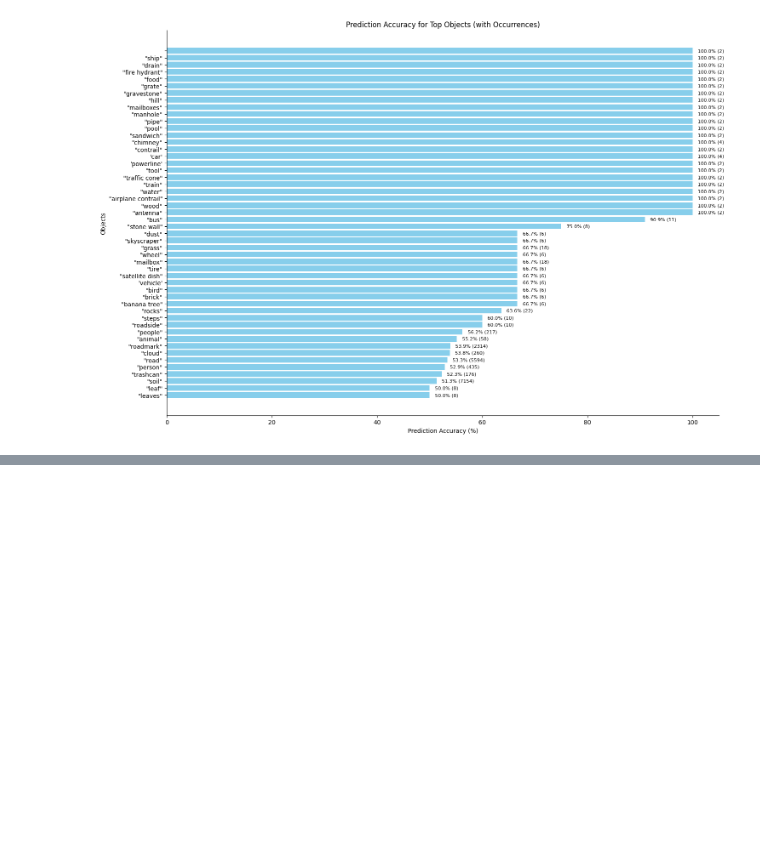
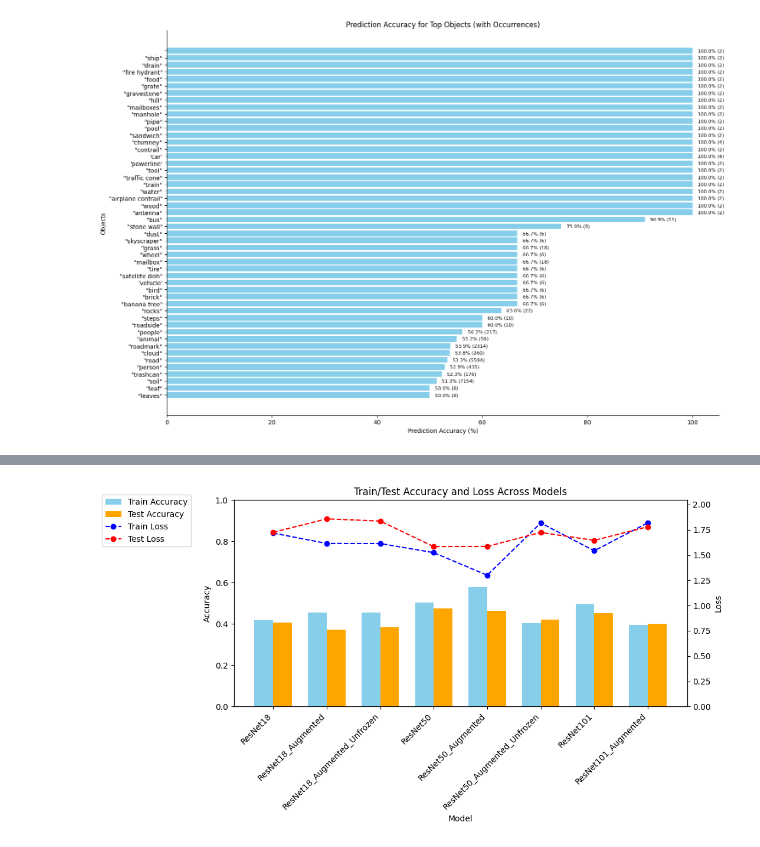
Before and after one commit to RiVuss/GeolocationGuesserAI, a Jupyter notebook: 5_analysis.ipynb, the cells around one changed output, grey strips where cells are left out. Cells and saved outputs as stored; diff of their text form; code cells hidden in the pictures; blank space fills up the shorter version.

Commit message:
added graph about model performance

```diff
--- a/5_analysis.ipynb
+++ b/5_analysis.ipynb
@@ -294,0 +360,65 @@ plt.show()
+# %%
+import matplotlib.pyplot as plt
+import numpy as np
+
+# Define the desired order of models
+desired_order = [
+    "ResNet18",
+    "ResNet18_Augmented",
+    "ResNet18_Augmented_Unfrozen",
+    "ResNet50",
+    "ResNet50_Augmented",
+    "ResNet50_Augmented_Unfrozen",
+    "ResNet101",
+    "ResNet101_Augmented"
+]
+
+# Set the categorical order and sort the DataFrame
+final_metrics_df['model'] = pd.Categorical(final_metrics_df['model'], categories=desired_order, ordered=True)
+final_metrics_df = final_metrics_df.sort_values('model')
+
+# Set up the figure and axis
+fig, ax1 = plt.subplots(figsize=(15, 6))
+
+# Define bar positions and width
+x = np.arange(len(final_metrics_df['model']))
+width = 0.35
+
+# Plot bar chart for accuracy
+bar1 = ax1.bar(x - width / 2, final_metrics_df['train_accuracy'], width, label='Train Accuracy', color='skyblue')
+bar2 = ax1.bar(x + width / 2, final_metrics_df['test_accuracy'], width, label='Test Accuracy', color='orange')
+
+# Customize the primary y-axis (accuracy)
+ax1.set_ylabel('Accuracy')
+ax1.set_ylim(0, 1)  # Assuming accuracy is between 0 and 1
+ax1.set_xticks(x)
+ax1.set_xticklabels(final_metrics_df['model'], rotation=45, ha='right')
+ax1.set_xlabel('Model')
+
+# Create a secondary y-axis for loss
+ax2 = ax1.twinx()
+line1, = ax2.plot(x, final_metrics_df['train_loss'], label='Train Loss', marker='o', color='blue', linestyle='--')
+line2, = ax2.plot(x, final_metrics_df['test_loss'], label='Test Loss', marker='o', color='red', linestyle='--')
+
+# Customize the secondary y-axis (loss)
+ax2.set_ylabel('Loss')
+ax2.set_ylim(0, max(final_metrics_df[['train_loss', 'test_loss']].max()) * 1.1)
+
+# Add a title
+plt.title('Train/Test Accuracy and Loss Across Models')
+
+# Combine legends from both axes
+lines, labels = ax1.get_legend_handles_labels()
+lines2, labels2 = ax2.get_legend_handles_labels()
+legend = ax1.legend(
+    lines + lines2,
+    labels + labels2,
+    loc='center left',
+    bbox_to_anchor=(-0.3, 0.9),
+)
+
+# Adjust layout to make space for the legend
+plt.tight_layout(rect=[0.2, 0, 1, 1])  # Adjust the figure to make room for the legend
+plt.show()
+# %% [output]
+[figure, added]
```
Also changed, not shown: parts of 1 cell of this notebook, 1 other file.
